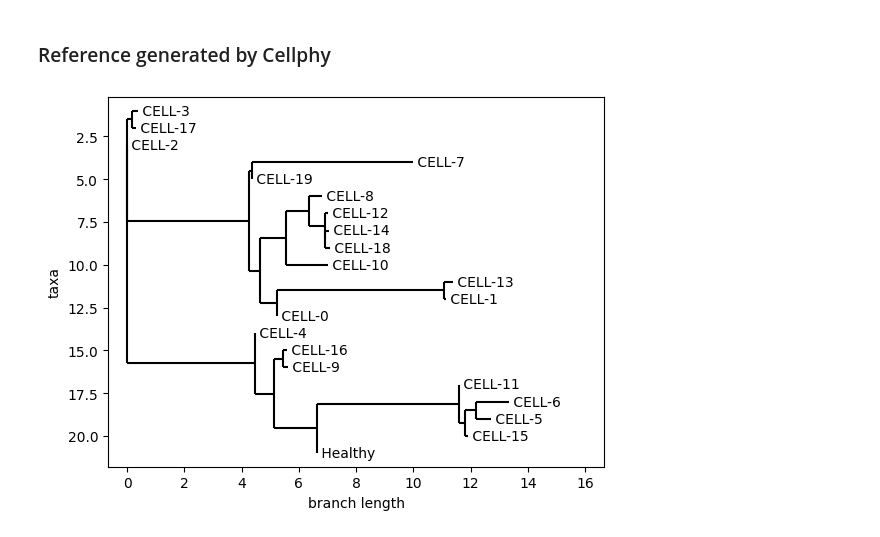
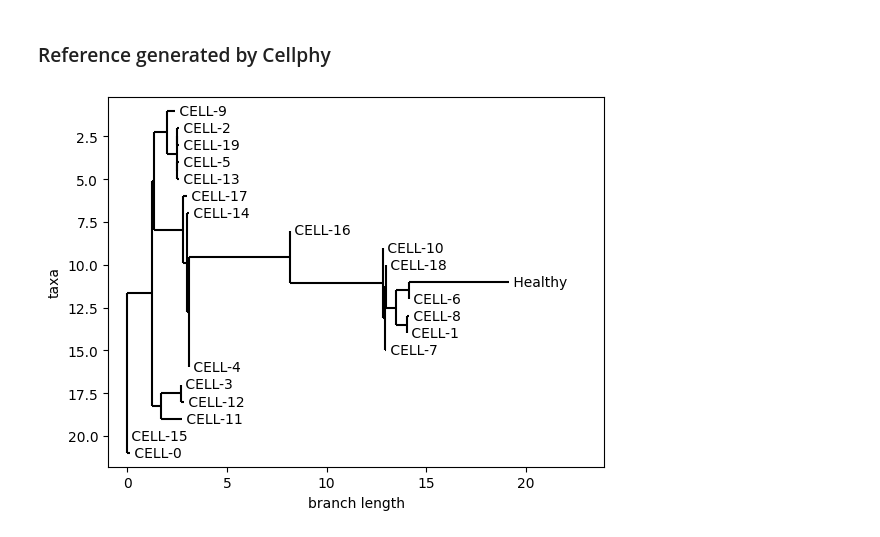
Before and after one commit to axchen7/phylo, a Jupyter notebook: depickle.ipynb, the cells around one changed output. Saved outputs shown, nothing was run; the diff lists cells and outputs as text; code cells hidden in the pictures.

```diff
--- a/depickle.ipynb
+++ b/depickle.ipynb
@@ -267,16 +267,16 @@ Building tree with likelihood -24522.49293818264
 # %% [markdown]
 ### Reference generated by Cellphy
-# %%
-cellphy_tree = """
-((CELL-3:0.186923,CELL-17:0.124788):0.185687,(CELL-2:0.000001,((CELL-7:5.628577,CELL-19:0.000001):0.122363,(((CELL-8:0.451021,(CELL-12:0.112072,(CELL-14:0.153387,CELL-18:0.158441):0.006120):0.564855):0.779642,CELL-10:1.468254):0.937433,((CELL-13:0.294399,CELL-1:0.072578):5.851322,CELL-0:0.000001):0.606184):0.379243):4.245567):0.000001,(CELL-4:0.000001,((CELL-16:0.121695,CELL-9:0.166400):0.310031,((CELL-11:0.000001,((CELL-6:1.147491,CELL-5:0.530051):0.375517,CELL-15:0.114244):0.204291):4.965672,Healthy:0.000001):1.495318):0.677702):4.460812);
-"""
-
-Phylo.draw(
-    Phylo.read(
-        io.StringIO(cellphy_tree),
-        "newick",
-    )
-)
-plt.show()
-# %% [output]
-[figure, removed]
+# %%
+cellphy_tree = """
+((((CELL-9:0.389172,((CELL-2:0.062899,CELL-19:0.082929):0.002603,(CELL-5:0.064502,CELL-13:0.070217):0.003462):0.503645):0.663001,(CELL-17:0.204539,(CELL-14:0.090950,((CELL-16:0.000001,(CELL-10:0.000001,((CELL-18:0.011663,((Healthy:5.013858,CELL-6:0.000001):0.647667,(CELL-8:0.105011,CELL-1:0.012577):0.549322):0.499940):0.036010,CELL-7:0.039538):0.095817):4.654443):5.083773,CELL-4:0.000001):0.087044):0.199825):1.466293):0.091043,((CELL-3:0.000356,CELL-12:0.146158):1.007327,CELL-11:1.048311):0.462578):1.256209,CELL-15:0.000001,CELL-0:0.123255);
+"""
+
+Phylo.draw(
+    Phylo.read(
+        io.StringIO(cellphy_tree),
+        "newick",
+    )
+)
+plt.show()
+# %% [output]
+[figure, added]
```
Also changed, not shown: parts of 3 cells of this notebook.
